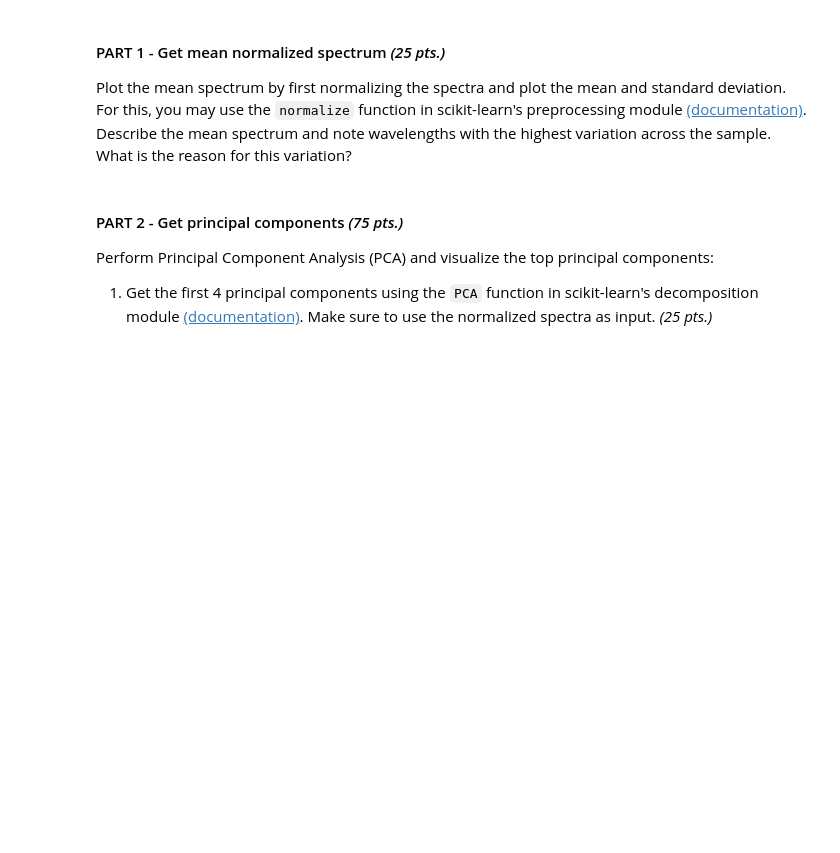
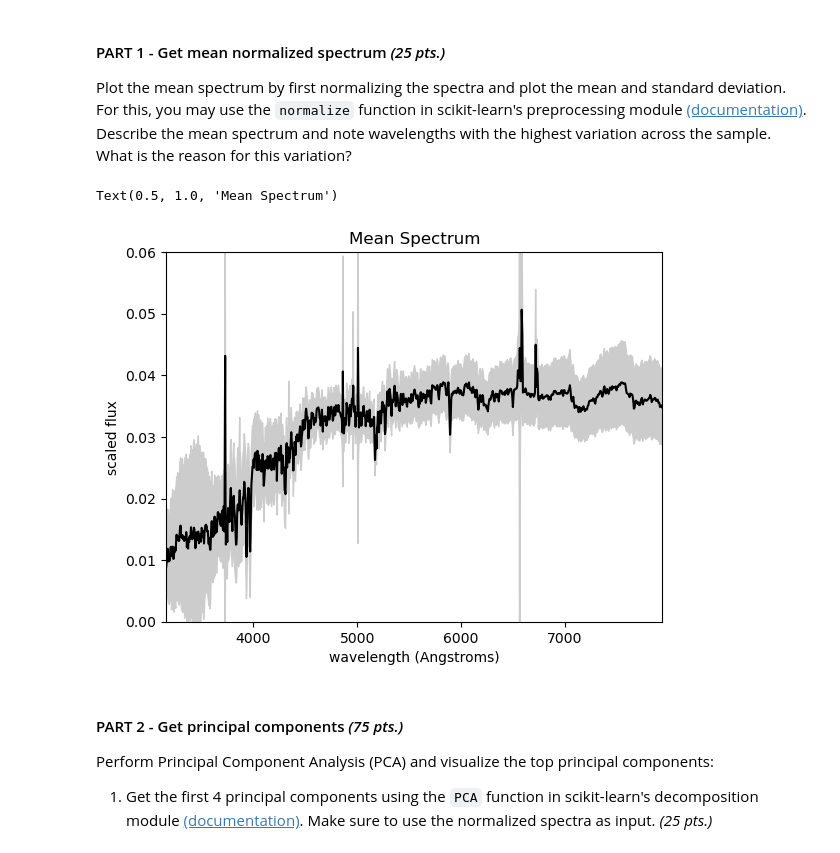
Before and after one commit to davidsaurus/AP_157_Lab, a Jupyter notebook: Daffon_AP157_lab_assignment_A3.ipynb, the cells around one changed output. Saved outputs shown, nothing was run; the diff lists cells and outputs as text; code cells hidden in the pictures; blank space fills up the shorter version.

```diff
--- a/Daffon_AP157_lab_assignment_A3.ipynb
+++ b/Daffon_AP157_lab_assignment_A3.ipynb
@@ -87,6 +94,22 @@ Text(0.5, 1.0, 'Sample SDSS spectra')
 #### PART 1 - Get mean normalized spectrum *(25 pts.)*
 
 Plot the mean spectrum by first normalizing the spectra and plot the mean and standard deviation. For this, you may use the ``normalize`` function in scikit-learn's preprocessing module [(documentation)](https://scikit-learn.org/stable/modules/generated/sklearn.preprocessing.normalize.html). Describe the mean spectrum and note wavelengths with the highest variation across the sample. What is the reason for this variation?
+# %%
+import pylab as pl
+X = data['spec_recons']
+X = pp.normalize(X)
+mu = X.mean(0)
+std = X.std(0)
+pl.plot(wavelength, mu, color='black')
+pl.fill_between(wavelength, mu - std, mu + std, color='#CCCCCC')
+pl.xlim(wavelength[0], wavelength[-1])
+pl.ylim(0, 0.06)
+pl.xlabel('wavelength (Angstroms)')
+pl.ylabel('scaled flux')
+pl.title('Mean Spectrum')
+# %% [output]
+Text(0.5, 1.0, 'Mean Spectrum')
+[figure, added]
 # %% [markdown]
 #### PART 2 - Get principal components *(75 pts.)*
 
```
Also changed, not shown: parts of 9 cells of this notebook, 2 other files.
